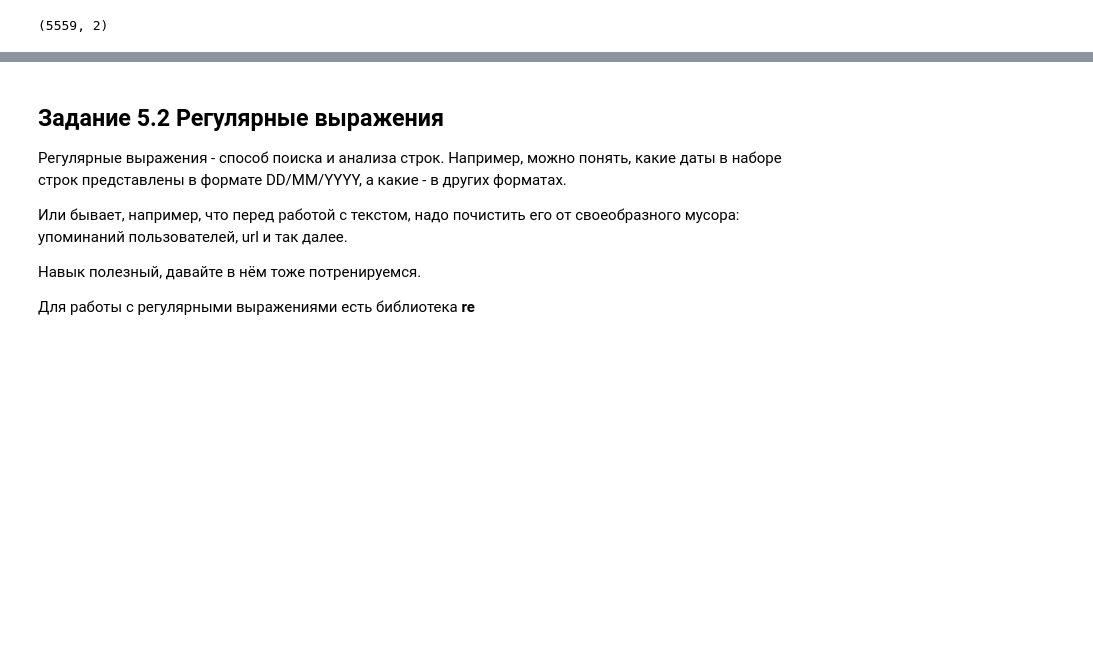
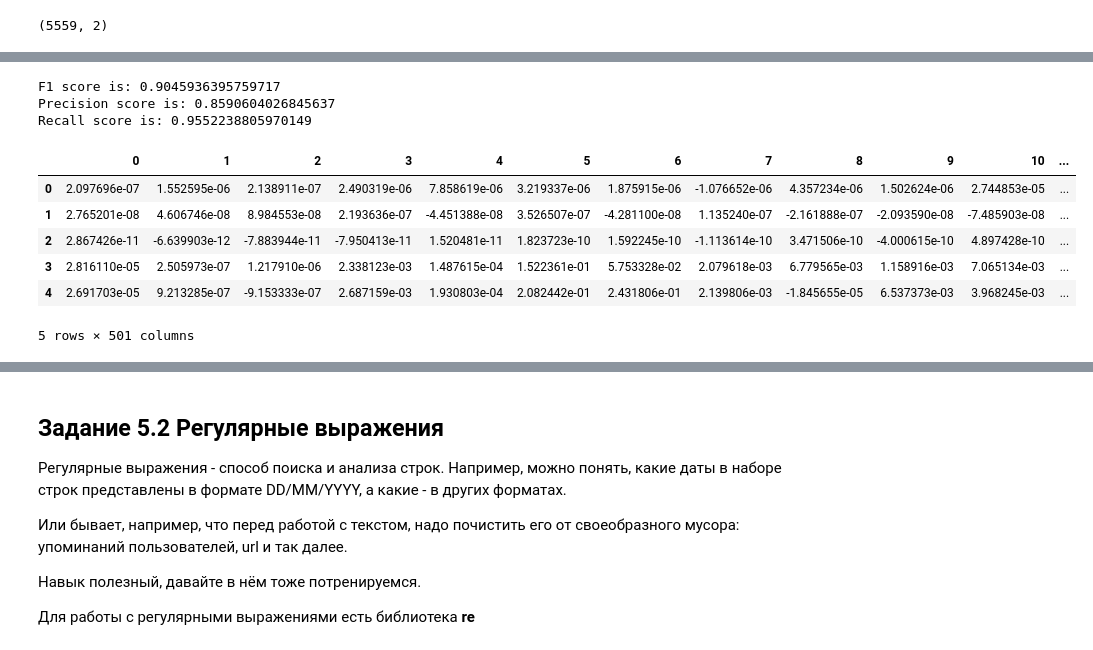
Before and after one commit to VanjaRo/ML-ITMO-Course, a Jupyter notebook: lab5.ipynb, the cells around one changed output, grey strips where cells are left out. Saved outputs shown, nothing was run; the diff lists cells and outputs as text; code cells hidden in the pictures; blank space fills up the shorter version.

```diff
--- a/lab5.ipynb
+++ b/lab5.ipynb
@@ -87,7 +114,12 @@ sms_spam_lem.head()
 # %%
 # different vectorizers
 from sklearn.feature_extraction.text import TfidfVectorizer
+from sklearn.decomposition import TruncatedSVD
 # TF-IDF
 tfidf_model = TfidfVectorizer()
 sms_spam_tfidf = sms_spam_lem.copy()
-sms_spam_lem['text']=tfidf_model.fit_transform(sms_spam_lem['text'])
+tfidf_text = tfidf_model.fit_transform(sms_spam_tfidf['text'])
+
+svd = TruncatedSVD(n_components=500, n_iter=5)
+tfidf_svd = svd.fit_transform(tfidf_text)
+tfidf_svd = pd.DataFrame(tfidf_svd)
@@ -117,0 +166,29 @@ search.best_params_
+# %%
+from sklearn.metrics import f1_score, precision_score, recall_score
+prediction = best_model.predict(X_test)
+print(f'F1 score is: {f1_score(prediction, y_test)}')
+print(f'Precision score is: {precision_score(prediction, y_test)}')
+print(f'Recall score is: {recall_score(prediction, y_test)}')
+# %% [output]
+F1 score is: 0.9045936395759717
+Precision score is: 0.8590604026845637
+Recall score is: 0.9552238805970149
+# %%
+# Count
+from sklearn.feature_extraction.text import CountVectorizer
+ngram_model = CountVectorizer(binary=True, ngram_range=(2, 3))
+sms_spam_count = sms_spam_lem.copy()
+count_text = ngram_model.fit_transform(sms_spam_tfidf['text'])
+
+count_svd = svd.fit_transform(count_text)
+count_svd = pd.DataFrame(count_svd)
+count_svd['count'] = (sms_spam_lem['count'] - sms_spam_lem['count'].min()) / (sms_spam_lem['count'].max() - sms_spam_lem['count'].min())
+count_svd.head()
+# %% [output]
+|  | 0 | 1 | 2 | 3 | 4 | 5 | 6 | 7 | 8 | 9 | 10 | ... |
+| 0 | 2.097696e-07 | 1.552595e-06 | 2.138911e-07 | 2.490319e-06 | 7.858619e-06 | 3.219337e-06 | 1.875915e-06 | -1.076652e-06 | 4.357234e-06 | 1.502624e-06 | 2.744853e-05 | ... |
+| 1 | 2.765201e-08 | 4.606746e-08 | 8.984553e-08 | 2.193636e-07 | -4.451388e-08 | 3.526507e-07 | -4.281100e-08 | 1.135240e-07 | -2.161888e-07 | -2.093590e-08 | -7.485903e-08 | ... |
+| 2 | 2.867426e-11 | -6.639903e-12 | -7.883944e-11 | -7.950413e-11 | 1.520481e-11 | 1.823723e-10 | 1.592245e-10 | -1.113614e-10 | 3.471506e-10 | -4.000615e-10 | 4.897428e-10 | ... |
+| 3 | 2.816110e-05 | 2.505973e-07 | 1.217910e-06 | 2.338123e-03 | 1.487615e-04 | 1.522361e-01 | 5.753328e-02 | 2.079618e-03 | 6.779565e-03 | 1.158916e-03 | 7.065134e-03 | ... |
+| 4 | 2.691703e-05 | 9.213285e-07 | -9.153333e-07 | 2.687159e-03 | 1.930803e-04 | 2.082442e-01 | 2.431806e-01 | 2.139806e-03 | -1.845655e-05 | 6.537373e-03 | 3.968245e-03 | ... |
+5 rows × 501 columns
```
Also changed, not shown: parts of 21 cells of this notebook.
